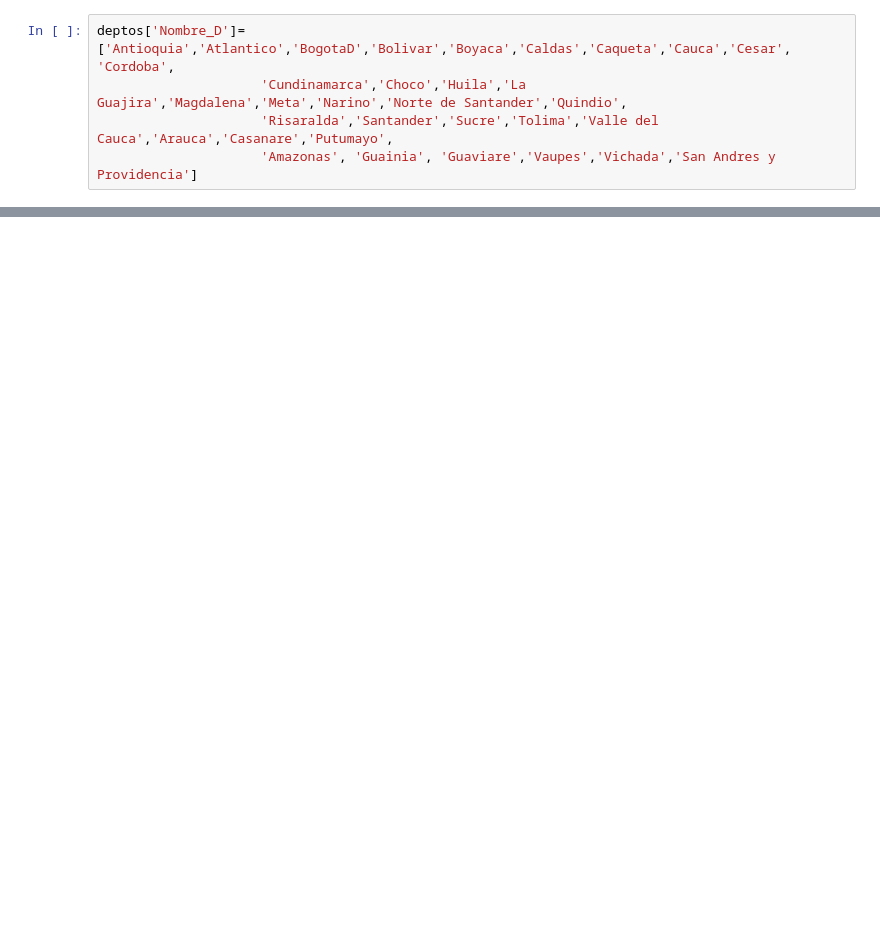
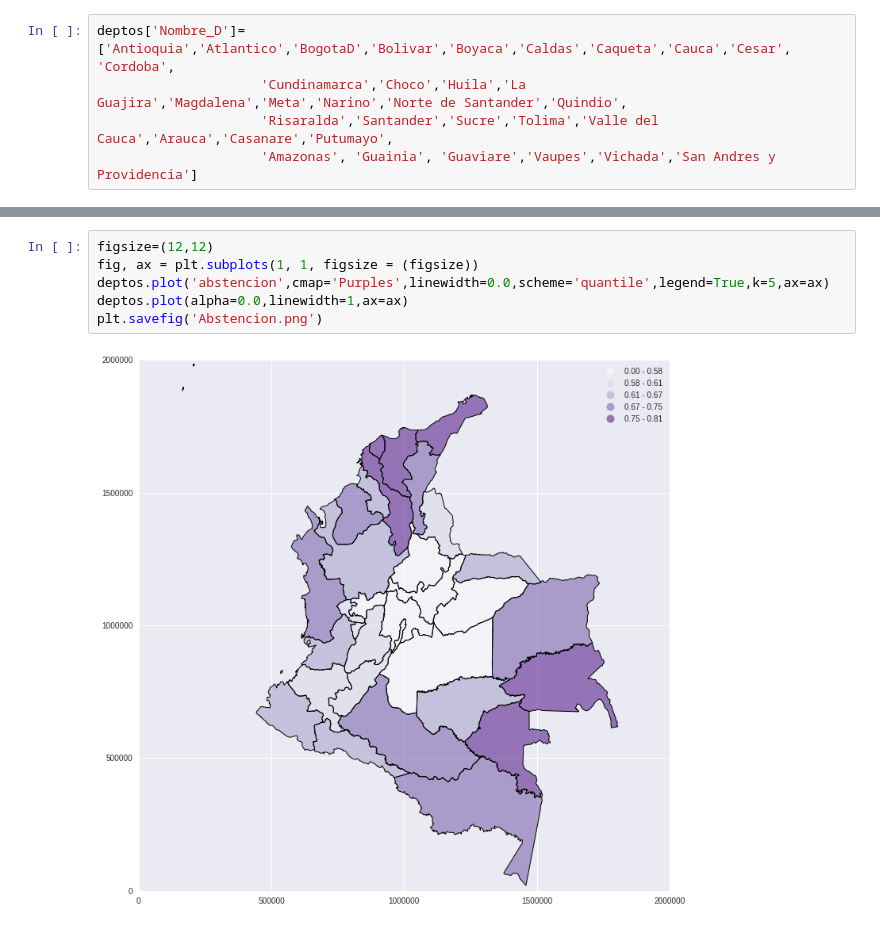
Before and after one commit to sarangof/plebiscito-Colombia, a Jupyter notebook: consolidacion_BDD.ipynb, the cells around one changed output, grey strips where cells are left out. Drawn from its saved outputs; the diff is of its cells as text; blank space fills up the shorter version.

```diff
--- a/consolidacion_BDD.ipynb
+++ b/consolidacion_BDD.ipynb
@@ -152,0 +166,8 @@ deptos.merge(resultados_depto,on='Nombre_D')
+# %%
+figsize=(12,12)
+fig, ax = plt.subplots(1, 1, figsize = (figsize))
+deptos.plot('abstencion',cmap='Purples',linewidth=0.0,scheme='quantile',legend=True,k=5,ax=ax)
+deptos.plot(alpha=0.0,linewidth=1,ax=ax)
+plt.savefig('Abstencion.png')
+# %% [output]
+[figure, added]
```
Also changed, not shown: parts of 11 cells of this notebook.
